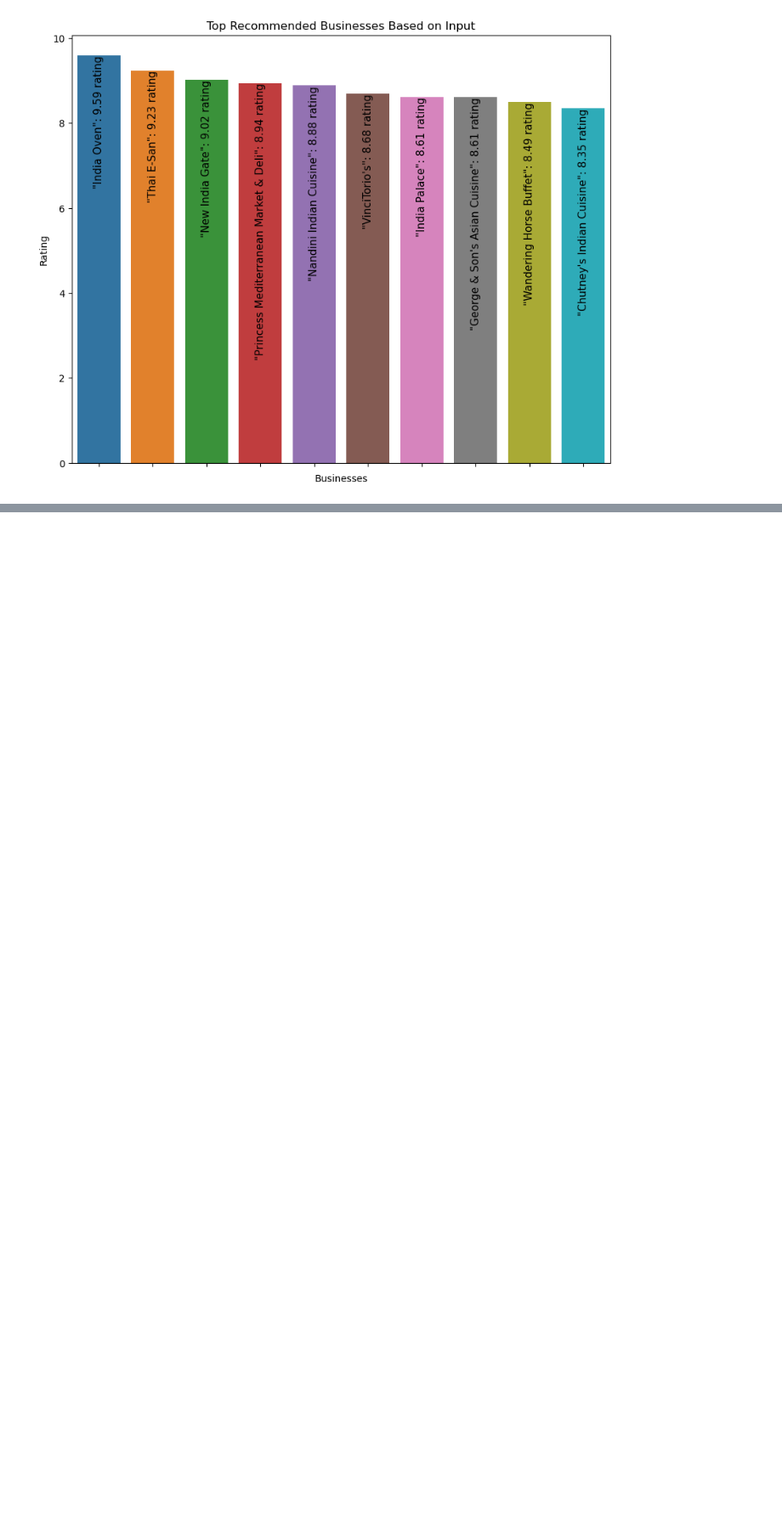
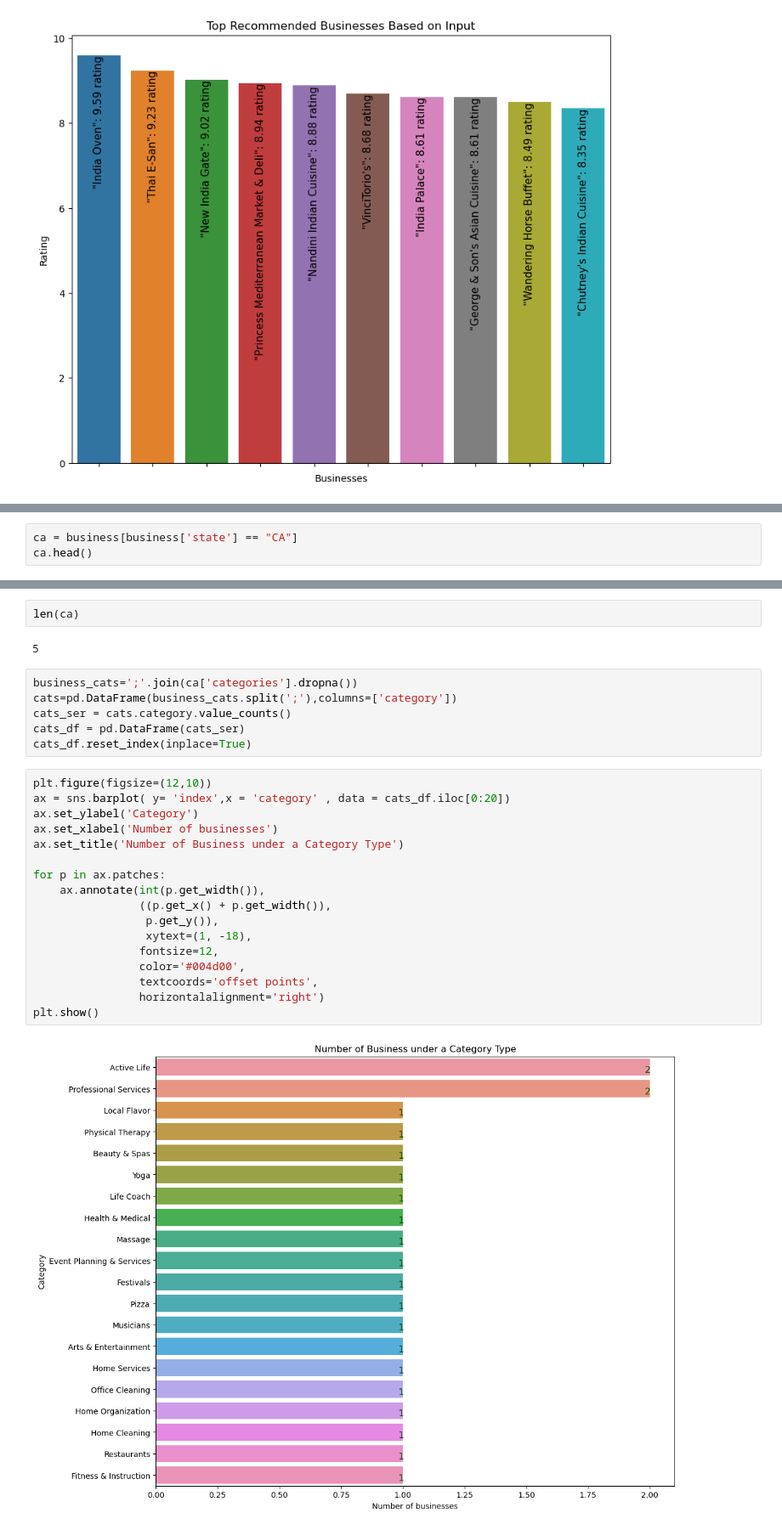
Before and after one commit to haominmai/Travel_Recommendation_System, a Jupyter notebook: Project_notebook.ipynb, the cells around one changed output, grey strips where cells are left out. Shown at 85% size. Saved outputs shown, nothing was run; the diff lists cells and outputs as text; blank space fills up the shorter version.

```diff
--- a/Project_notebook.ipynb
+++ b/Project_notebook.ipynb
@@ -214,0 +250,3 @@ plt.show()
+# %%
+ca = business[business['state'] == "CA"]
+ca.head()
@@ -214,0 +260,29 @@ plt.show()
+# %%
+len(ca)
+# %% [output]
+5
+# %%
+business_cats=';'.join(ca['categories'].dropna())
+cats=pd.DataFrame(business_cats.split(';'),columns=['category'])
+cats_ser = cats.category.value_counts()
+cats_df = pd.DataFrame(cats_ser)
+cats_df.reset_index(inplace=True)
+# %%
+plt.figure(figsize=(12,10))
+ax = sns.barplot( y= 'index',x = 'category' , data = cats_df.iloc[0:20])
+ax.set_ylabel('Category')
+ax.set_xlabel('Number of businesses')
+ax.set_title('Number of Business under a Category Type')
+
+for p in ax.patches:
+    ax.annotate(int(p.get_width()),
+                ((p.get_x() + p.get_width()),
+                 p.get_y()),
+                 xytext=(1, -18),
+                fontsize=12,
+                color='#004d00',
+                textcoords='offset points',
+                horizontalalignment='right')
+plt.show()
+# %% [output]
+[figure, added]
```
Also changed, not shown: parts of 24 cells of this notebook, 1 other file.
